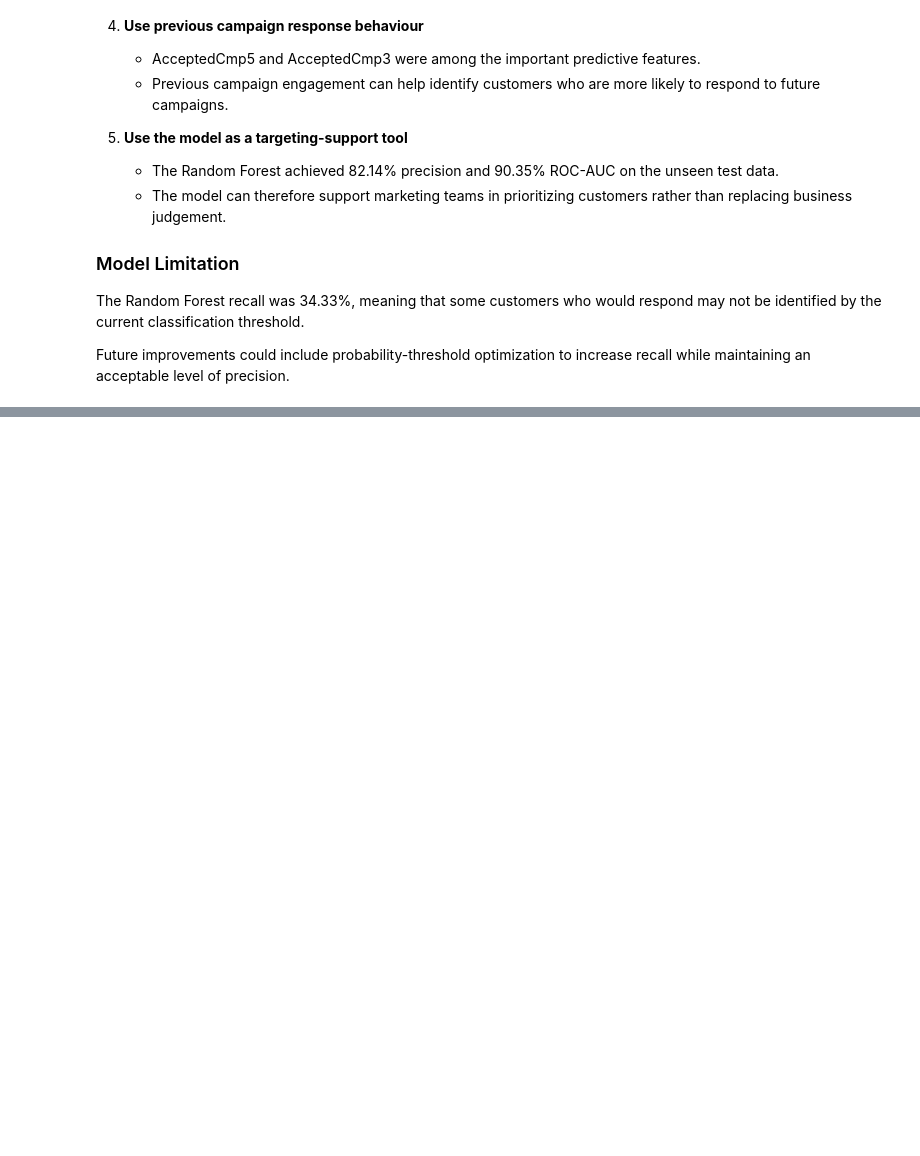
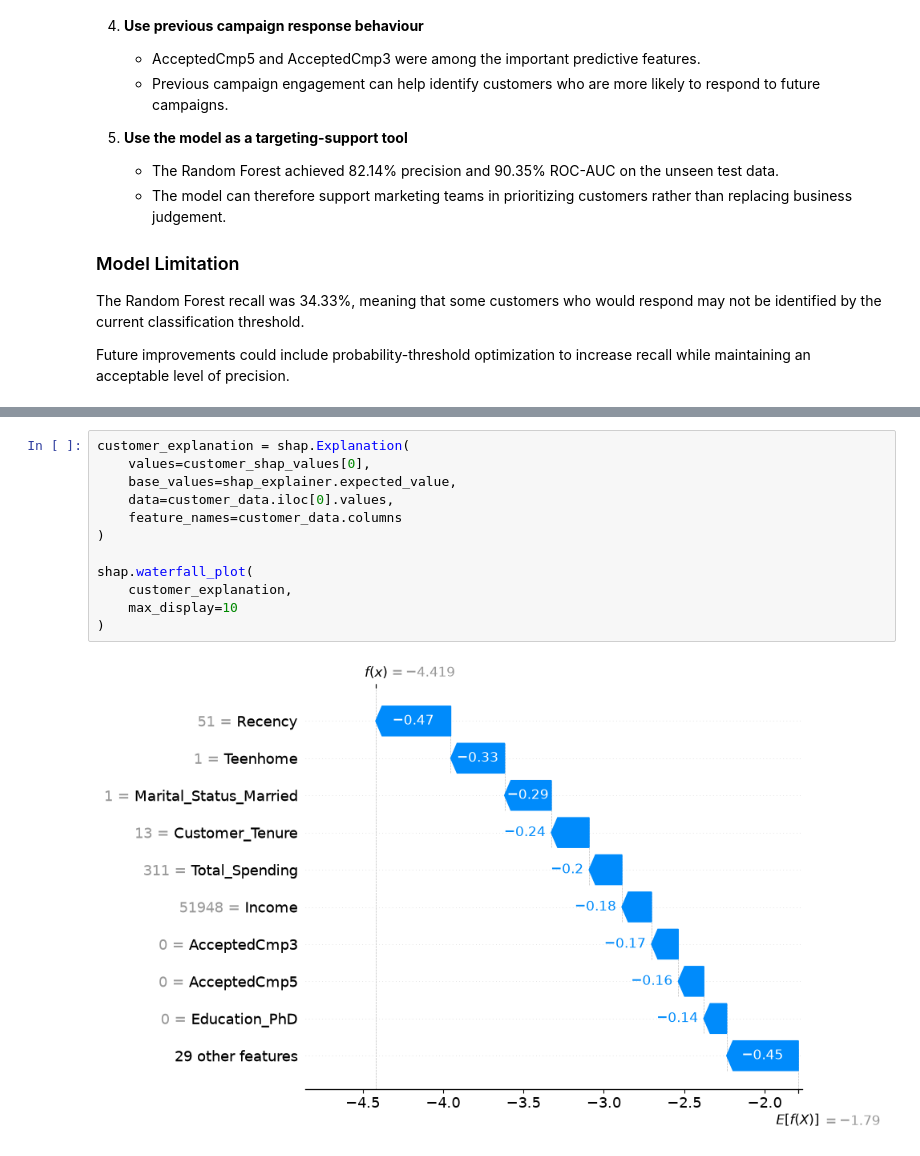
Before and after one commit to GomsVenky/customer-behavior-prediction, a Jupyter notebook: notebooks/01_data_exploration.ipynb, the cells around one changed output, grey strips where cells are left out. Drawn from its saved outputs; the diff is of its cells as text; blank space fills up the shorter version.

```diff
--- a/notebooks/01_data_exploration.ipynb
+++ b/notebooks/01_data_exploration.ipynb
@@ -2360,0 +3760,14 @@ Future improvements could include probability-threshold optimization to increase
+# %%
+customer_explanation = shap.Explanation(
+    values=customer_shap_values[0],
+    base_values=shap_explainer.expected_value,
+    data=customer_data.iloc[0].values,
+    feature_names=customer_data.columns
+)
+
+shap.waterfall_plot(
+    customer_explanation,
+    max_display=10
+)
+# %% [output]
+[figure, added]
```
Also changed, not shown: parts of 150 cells of this notebook, 6 other files.
